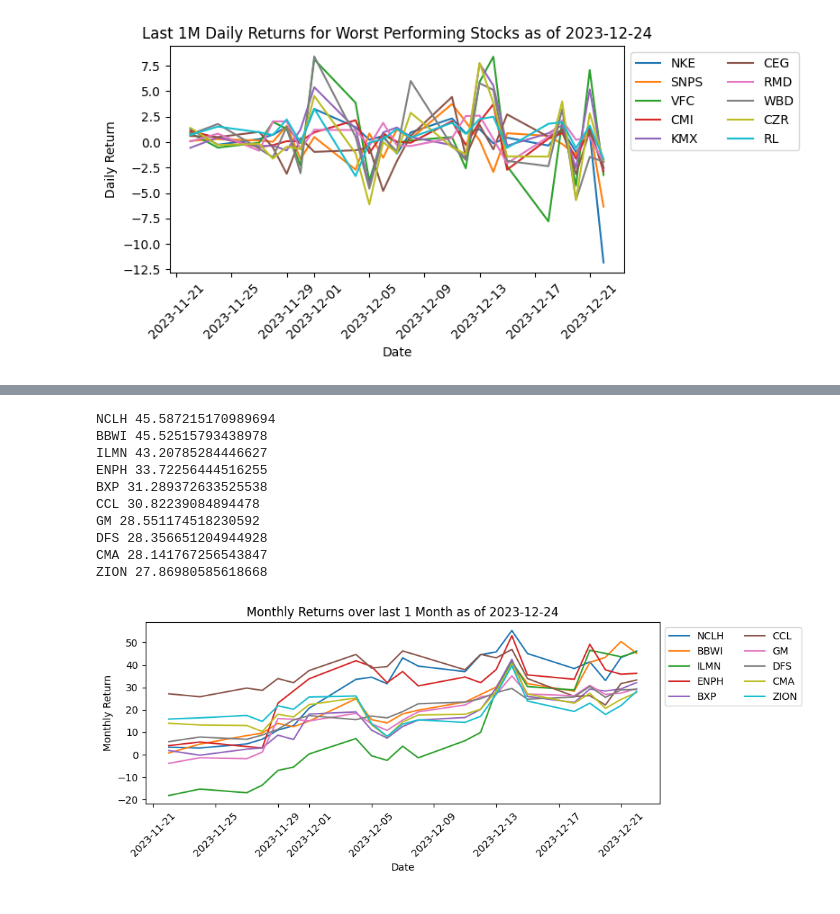
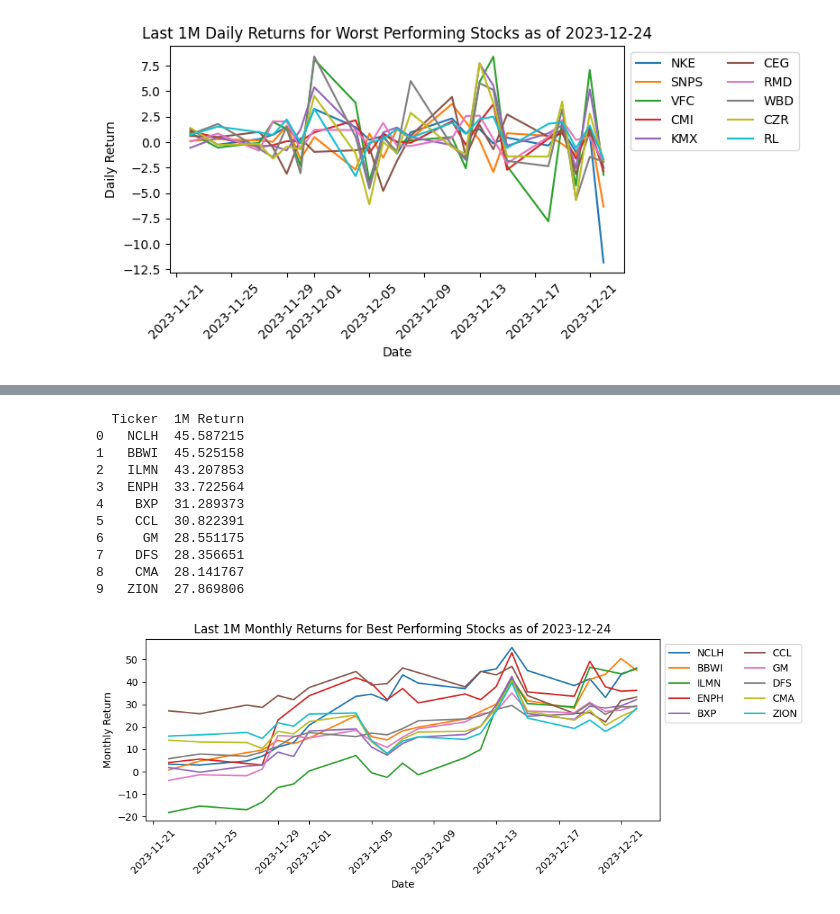
Before and after one commit to talhajamal11/Market-Updates, a Jupyter notebook: src/daily_performance.ipynb, the cells around one changed output, grey strips where cells are left out. Cells and saved outputs as stored; diff of their text form; code cells hidden in the pictures.

```diff
--- a/src/daily_performance.ipynb
+++ b/src/daily_performance.ipynb
@@ -113,18 +107,20 @@ plt.show()
 9     RL  -1.656299
 [figure]
 # %%
+# Best 1W Performance
+best_one_week = best_one_week_performance.reset_index()
+best_one_week.columns = ['Ticker', '1W Return']
+print(best_one_week)
+
 # Plot of best performing stocks over 1 Week
 plt.figure(figsize=(10,4))
-for ticker, ret in one_week_performance.items():
+for ticker, ret in best_one_week_performance.items():
     plt.plot(data['Adj Close'][ticker].pct_change(periods=5).tail(22) * 100, label=ticker)
-plt.title('Weekly Returns over last 1 Month as of ' + _today)
+plt.title('Last 1M Weekly Returns for Best Performing Stocks as of ' + _today)
 plt.xlabel('Date')
 plt.xticks(rotation=45)
 plt.ylabel('Weekly Return')
 plt.legend(loc='upper left', ncol=2, bbox_to_anchor=(1,1))
 plt.tight_layout()
-_filename = '1W_performance.png'
-_full_path = os.path.join(directory, _filename)
-plt.savefig(_full_path)
 plt.show()
 # %% [output]
@@ -141,0 +139,17 @@ ALGN 6.611505812922003
+# %%
+# Worst 1W Performance
+worst_one_week = worst_one_week_performance.reset_index()
+worst_one_week.columns = ['Ticker', '1W Return']
+print(worst_one_week)
+
+# Plot of best performing stocks over 1 Week
+plt.figure(figsize=(10,4))
+for ticker, ret in worst_one_week_performance.items():
+    plt.plot(data['Adj Close'][ticker].pct_change(periods=5).tail(22) * 100, label=ticker)
+plt.title('Last 1M Weekly Returns for Worst Performing Stocks as of ' + _today)
+plt.xlabel('Date')
+plt.xticks(rotation=45)
+plt.ylabel('Weekly Return')
+plt.legend(loc='upper left', ncol=2, bbox_to_anchor=(1,1))
+plt.tight_layout()
+plt.show()
@@ -142,28 +169,30 @@ ALGN 6.611505812922003
 # %%
+# Best 1M Performance
+best_one_month = best_one_month_performance.reset_index()
+best_one_month.columns = ['Ticker', '1M Return']
+print(best_one_month)
+
 # Plot of best performing stocks over 1 Month
 plt.figure(figsize=(10,4))
-for ticker, ret in one_month_performance.items():
-    print(ticker, ret)
+for ticker, ret in best_one_month_performance.items():
     plt.plot(data['Adj Close'][ticker].pct_change(periods=22).tail(22) * 100, label=ticker)
-plt.title('Monthly Returns over last 1 Month as of '+_today)
+plt.title('Last 1M Monthly Returns for Best Performing Stocks as of '+_today)
 plt.xlabel('Date')
 plt.xticks(rotation=45)
 plt.ylabel('Monthly Return')
 plt.legend(loc='upper left', ncol=2, bbox_to_anchor=(1,1))
 plt.tight_layout()
-_filename = '1M_performance.png'
-_full_path = os.path.join(directory, _filename)
-plt.savefig(_full_path)
 plt.show()
 # %% [output]
-NCLH 45.587215170989694
-BBWI 45.52515793438978
-ILMN 43.20785284446627
-ENPH 33.72256444516255
-BXP 31.289372633525538
-CCL 30.82239084894478
-GM 28.551174518230592
-DFS 28.356651204944928
-CMA 28.141767256543847
-ZION 27.86980585618668
+  Ticker  1M Return
+0   NCLH  45.587215
+1   BBWI  45.525158
+2   ILMN  43.207853
+3   ENPH  33.722564
+4    BXP  31.289373
+5    CCL  30.822391
+6     GM  28.551175
+7    DFS  28.356651
+8    CMA  28.141767
+9   ZION  27.869806
-[figure, old version]
+[figure, new version]
```
Also changed, not shown: parts of 7 cells of this notebook, 3 other files.
